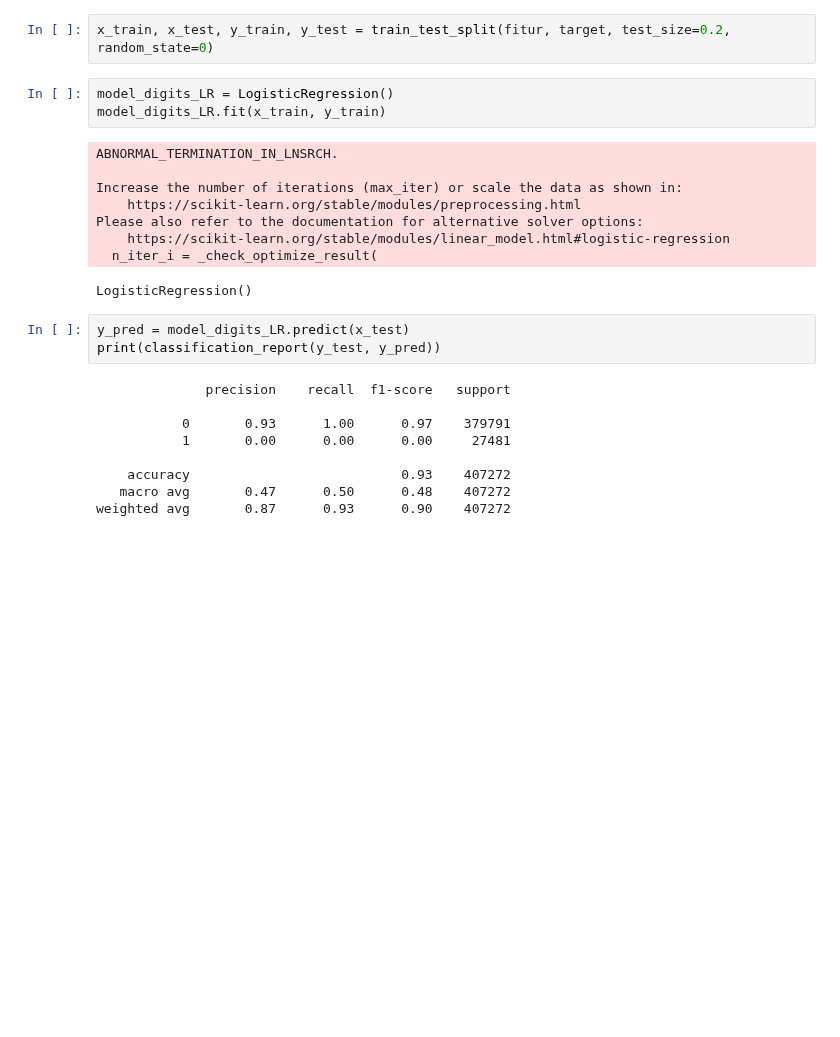
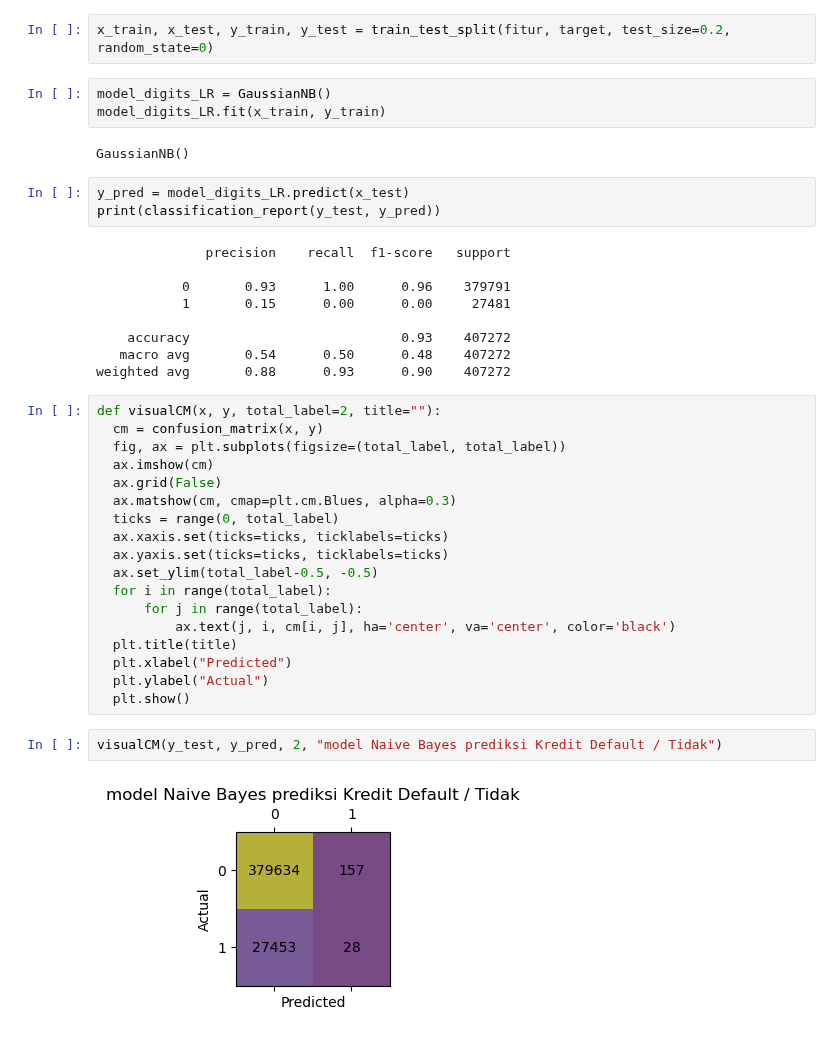
Before and after one commit to Ajhie1987/Python_Train, a Jupyter notebook: Real_Kredit.ipynb, the cells around one changed output. Cells and saved outputs as stored; diff of their text form; blank space fills up the shorter version.

```diff
--- a/Real_Kredit.ipynb
+++ b/Real_Kredit.ipynb
@@ -156,26 +156,41 @@ fitur = df_copy[['JML_PENGHASILAN','ORGAMT','JUMLAH_CICILAN','TENOR_BLN',
 # %%
 x_train, x_test, y_train, y_test = train_test_split(fitur, target, test_size=0.2, random_state=0)
 # %%
-model_digits_LR = LogisticRegression()
+model_digits_LR = GaussianNB()
 model_digits_LR.fit(x_train, y_train)
 # %% [output]
-ABNORMAL_TERMINATION_IN_LNSRCH.
-
-Increase the number of iterations (max_iter) or scale the data as shown in:
-    https://scikit-learn.org/stable/modules/preprocessing.html
-Please also refer to the documentation for alternative solver options:
-    https://scikit-learn.org/stable/modules/linear_model.html#logistic-regression
-  n_iter_i = _check_optimize_result(
+GaussianNB()
-LogisticRegression()
 # %%
 y_pred = model_digits_LR.predict(x_test)
 print(classification_report(y_test, y_pred))
 # %% [output]
               precision    recall  f1-score   support
 
-           0       0.93      1.00      0.97    379791
-           1       0.00      0.00      0.00     27481
+           0       0.93      1.00      0.96    379791
+           1       0.15      0.00      0.00     27481
 
     accuracy                           0.93    407272
-   macro avg       0.47      0.50      0.48    407272
-weighted avg       0.87      0.93      0.90    407272
+   macro avg       0.54      0.50      0.48    407272
+weighted avg       0.88      0.93      0.90    407272
+# %%
+def visualCM(x, y, total_label=2, title=""):
+  cm = confusion_matrix(x, y)
+  fig, ax = plt.subplots(figsize=(total_label, total_label))
+  ax.imshow(cm)
+  ax.grid(False)
+  ax.matshow(cm, cmap=plt.cm.Blues, alpha=0.3)
+  ticks = range(0, total_label)
+  ax.xaxis.set(ticks=ticks, ticklabels=ticks)
+  ax.yaxis.set(ticks=ticks, ticklabels=ticks)
+  ax.set_ylim(total_label-0.5, -0.5)
+  for i in range(total_label):
+      for j in range(total_label):
+          ax.text(j, i, cm[i, j], ha='center', va='center', color='black')
+  plt.title(title)
+  plt.xlabel("Predicted")
+  plt.ylabel("Actual")
+  plt.show()
+# %%
+visualCM(y_test, y_pred, 2, "model Naive Bayes prediksi Kredit Default / Tidak")
+# %% [output]
+[figure, added]
```
Also changed, not shown: parts of 1 cell of this notebook.
